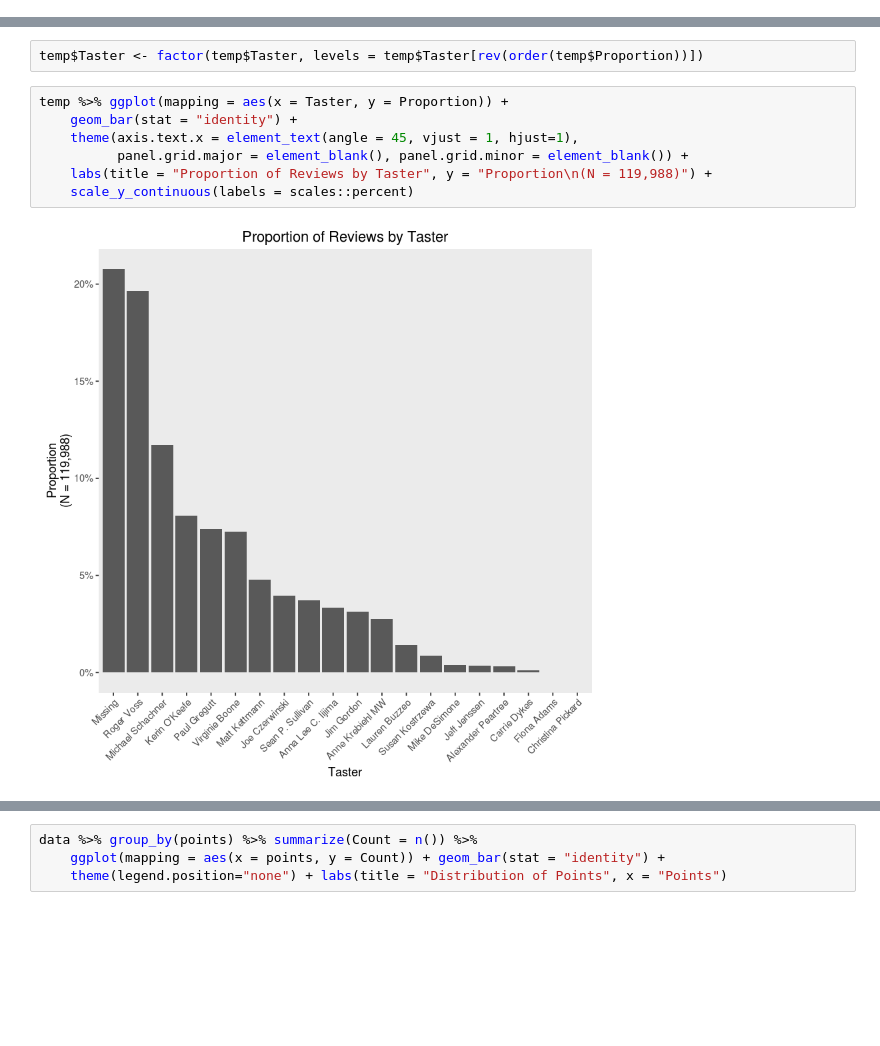
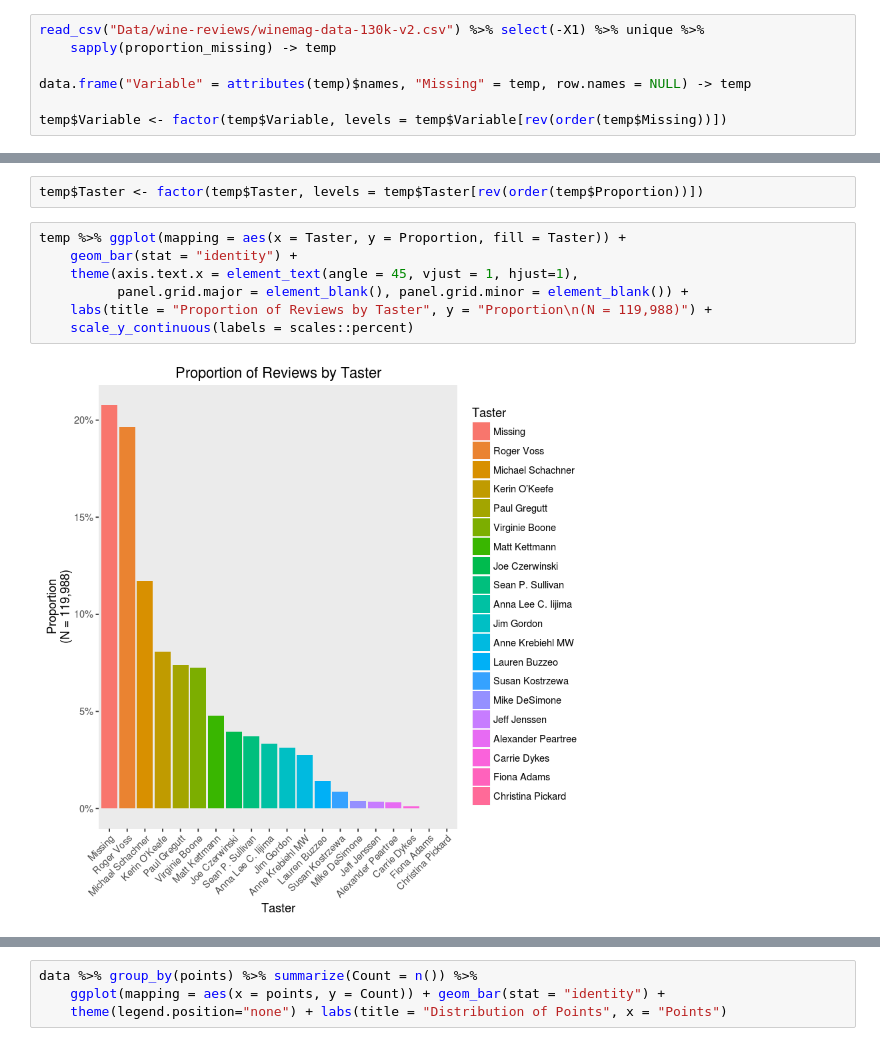
Before and after one commit to yiwenliu0127/707wine, a Jupyter notebook: 707Wine_Benji_Wagner.ipynb, the cells around one changed output, grey strips where cells are left out. Drawn from its saved outputs; the diff is of its cells as text; blank space fills up the shorter version.

```diff
--- a/707Wine_Benji_Wagner.ipynb
+++ b/707Wine_Benji_Wagner.ipynb
@@ -147,0 +153,7 @@ We must change our categorical variables to factors for our functions to handle
+# %%
+read_csv("Data/wine-reviews/winemag-data-130k-v2.csv") %>% select(-X1) %>% unique %>%
+    sapply(proportion_missing) -> temp
+
+data.frame("Variable" = attributes(temp)$names, "Missing" = temp, row.names = NULL) -> temp
+
+temp$Variable <- factor(temp$Variable, levels = temp$Variable[rev(order(temp$Missing))])
@@ -151,14 +190,14 @@ data %>% group_by(taster_name) %>% summarize(Count = n(), Proportion = Count/nro
 # %%
 temp$Taster <- factor(temp$Taster, levels = temp$Taster[rev(order(temp$Proportion))])
 # %%
-temp %>% ggplot(mapping = aes(x = Taster, y = Proportion)) +
+temp %>% ggplot(mapping = aes(x = Taster, y = Proportion, fill = Taster)) +
     geom_bar(stat = "identity") +
     theme(axis.text.x = element_text(angle = 45, vjust = 1, hjust=1),
           panel.grid.major = element_blank(), panel.grid.minor = element_blank()) +
     labs(title = "Proportion of Reviews by Taster", y = "Proportion\n(N = 119,988)") +
     scale_y_continuous(labels = scales::percent)
 # %% [output]
-[figure, old version]
+[figure, new version]
 # %%
 data %>% ggplot(mapping = aes(x = points, y = price, color = year)) + geom_jitter() +
     labs(title = "Relationship Between Price and Points", x = "Points", y = "Price", color = "Year Produced") +
```
Also changed, not shown: parts of 15 cells of this notebook.
